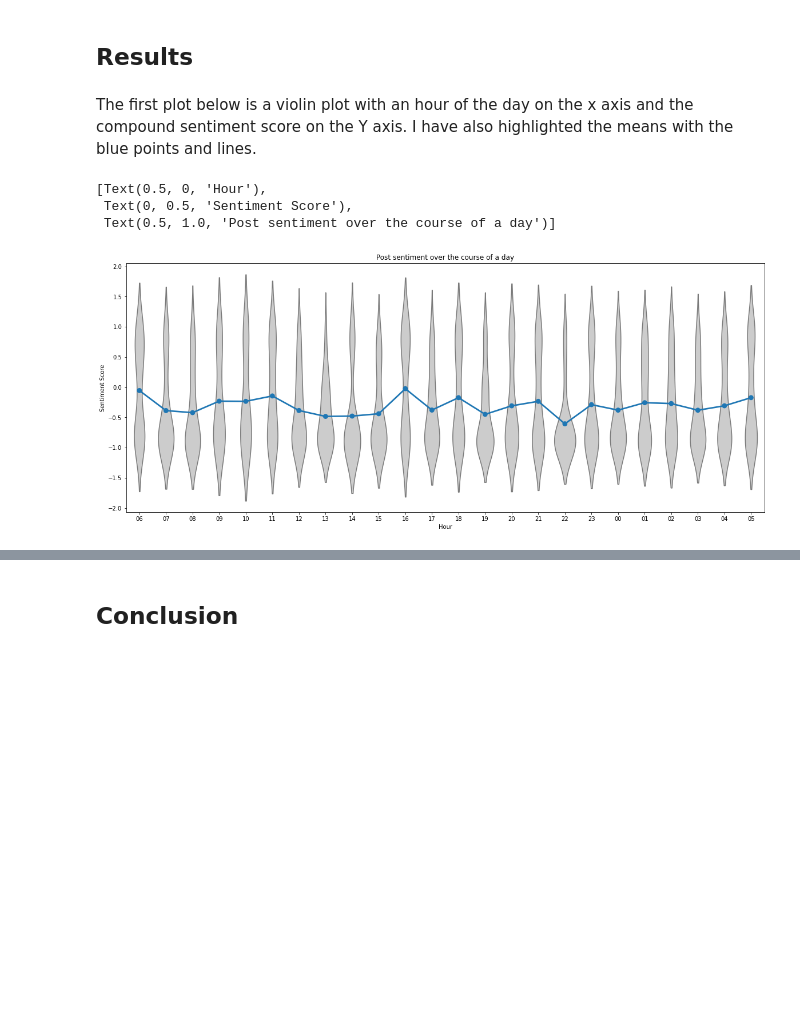
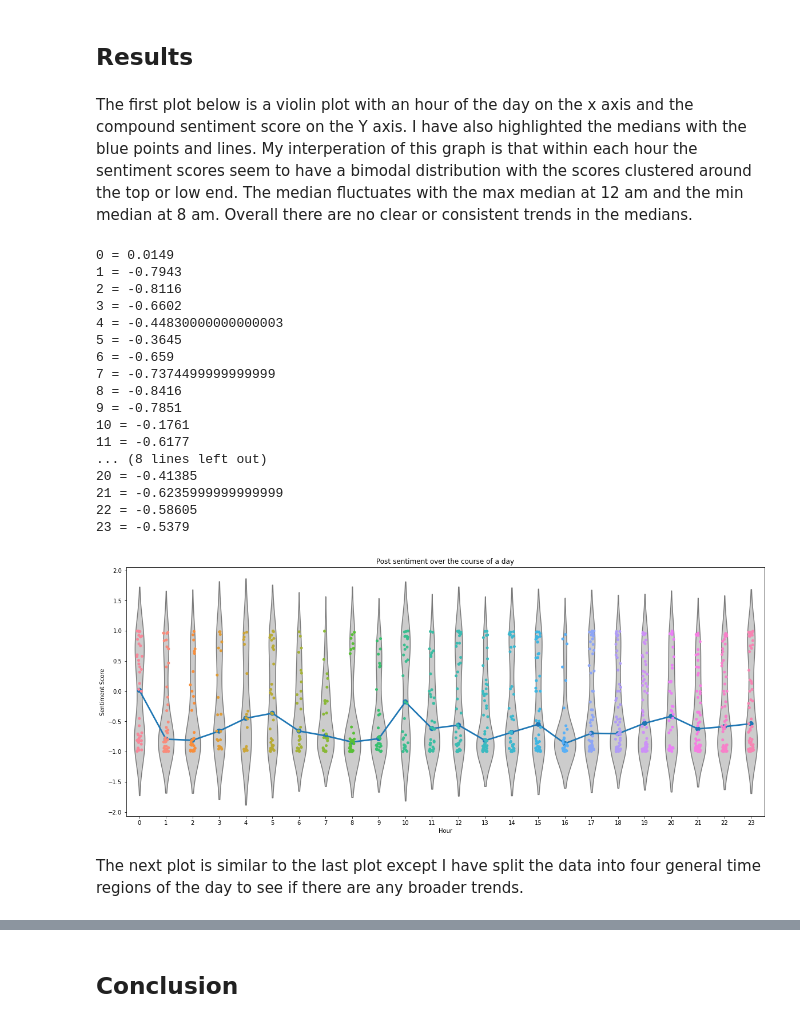
Before and after one commit to AnthonyCessna/Comp4447_Final_Project, a Jupyter notebook: FinalProject.ipynb, the cells around one changed output, grey strips where cells are left out. Saved outputs shown, nothing was run; the diff lists cells and outputs as text; code cells hidden in the pictures; blank space fills up the shorter version.

```diff
--- a/FinalProject.ipynb
+++ b/FinalProject.ipynb
@@ -271,25 +271,43 @@ posts_df.head()
 # %% [markdown]
 ## Results
 # %% [markdown]
-The first plot below is a violin plot with an hour of the day on the x axis and the compound sentiment score on the Y axis. I have also highlighted the means with the blue points and lines.
+The first plot below is a violin plot with an hour of the day on the x axis and the compound sentiment score on the Y axis. I have also highlighted the medians with the blue points and lines. My interperation of this graph is that within each hour the sentiment scores seem to have a bimodal distribution with the scores clustered around the top or low end. The median fluctuates with the max median at 12 am and the min median at 8 am. Overall there are no clear or consistent trends in the medians.
 # %%
 plt.figure(figsize = (20,8))
 
 ax = sns.violinplot(x="time", y="compound", data=posts_df,
                     inner=None, color=".8")
 
-ax = sns.pointplot(x="time", y="compound", data=posts_df, ci = None)
+ax = sns.pointplot(x="time", y="compound", data=posts_df, ci = None, estimator=np.median)
 
-ax = sns.stripplot(x="time", y="compound", data=posts_df, order =
-                   ["06", "07", "08", "09","10","11", "12", "13", "14", "15", "16", "17", "18", "19",
-                    "20", "21", "22", "23", "00", "01", "02", "03", "04", "05"], jitter = True)
+ax = sns.stripplot(x="time", y="compound", data=posts_df, jitter = True)
 
 ax.set( xlabel = "Hour", ylabel = "Sentiment Score", title='Post sentiment over the course of a day')
+
+for x in range(24):
+
+    print(str(x) + " = " + str(np.median(posts_df[posts_df["time"] == x]["compound"])))
 # %% [output]
-[Text(0.5, 0, 'Hour'),
- Text(0, 0.5, 'Sentiment Score'),
- Text(0.5, 1.0, 'Post sentiment over the course of a day')]
+0 = 0.0149
+1 = -0.7943
+2 = -0.8116
+3 = -0.6602
+4 = -0.44830000000000003
+5 = -0.3645
+6 = -0.659
+7 = -0.7374499999999999
+8 = -0.8416
+9 = -0.7851
+10 = -0.1761
+11 = -0.6177
+... (8 lines left out)
+20 = -0.41385
+21 = -0.6235999999999999
+22 = -0.58605
+23 = -0.5379
-[figure, old version]
+[figure, new version]
+# %% [markdown]
+The next plot is similar to the last plot except I have split the data into four general time regions of the day to see if there are any broader trends.
 # %%
 plt.figure(figsize = (20,8))
 
```
Also changed, not shown: parts of 8 cells of this notebook, 2 other files.
